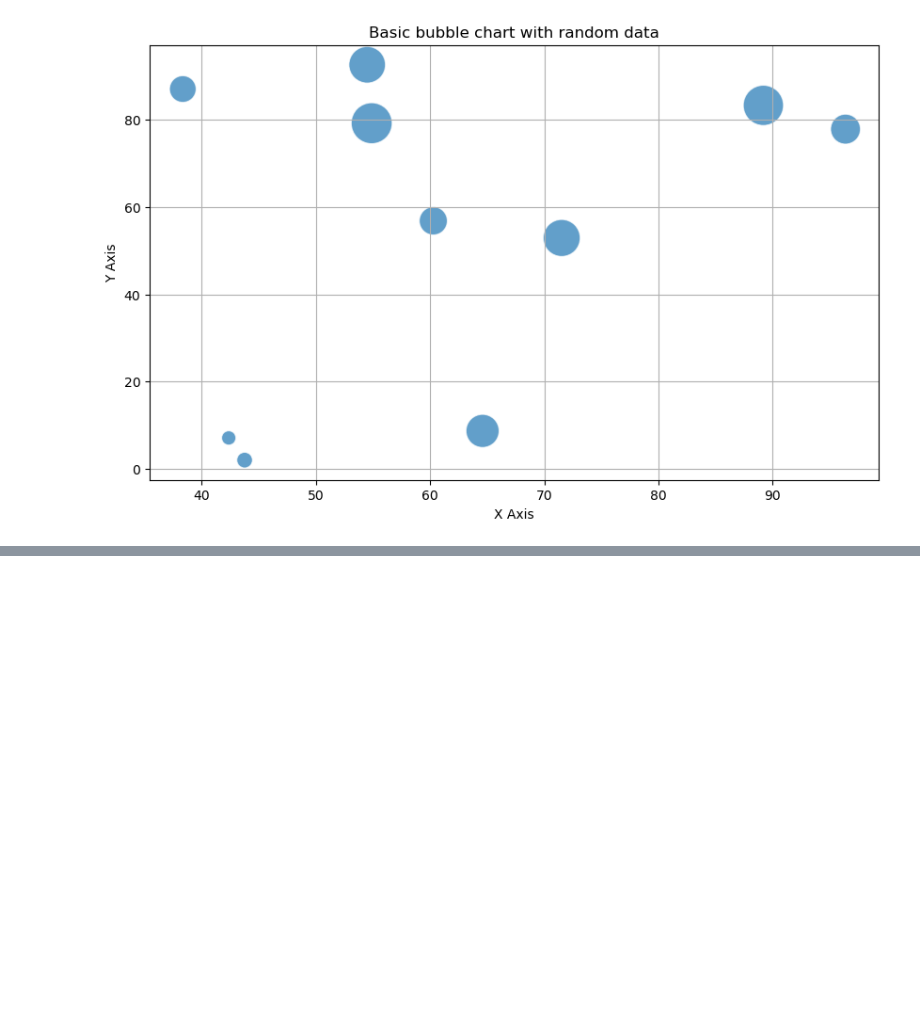
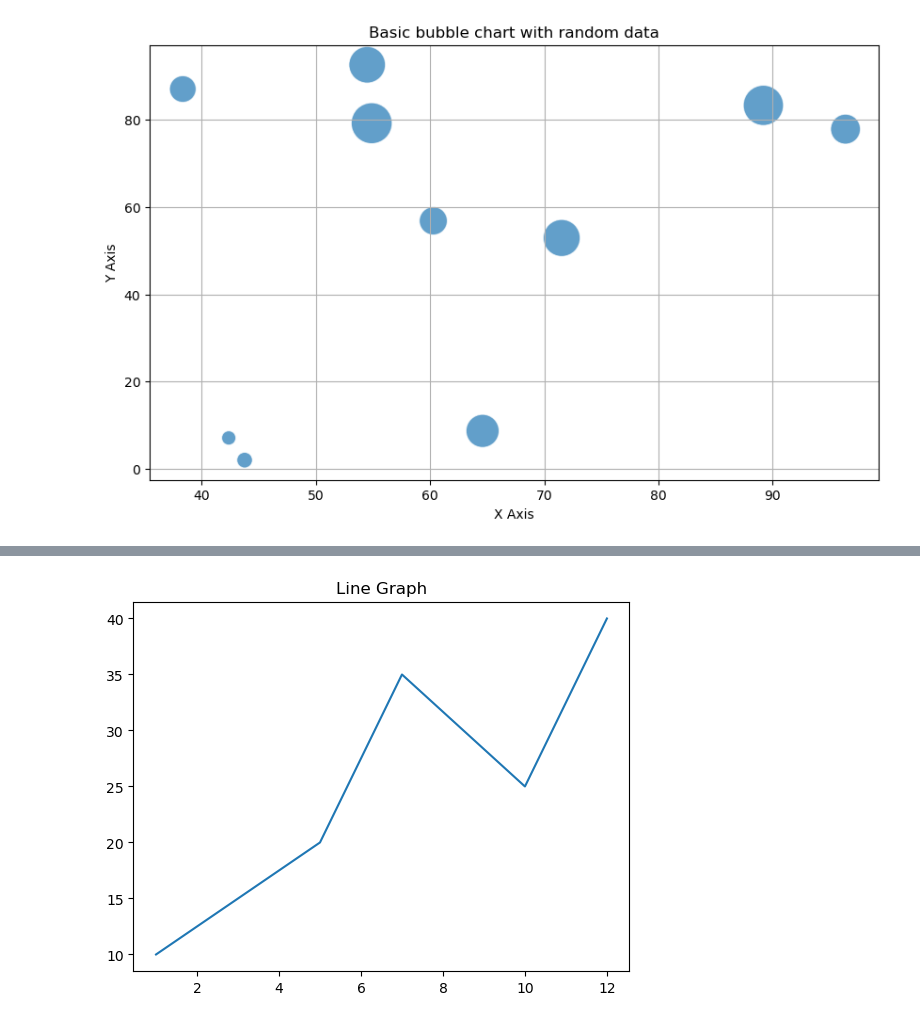
Before and after one commit to Vanshaj14Mohan/Python-College, a Jupyter notebook: num.ipynb, the cells around one changed output, grey strips where cells are left out. Drawn from its saved outputs; the diff is of its cells as text; code cells hidden in the pictures; blank space fills up the shorter version.

```diff
--- a/num.ipynb
+++ b/num.ipynb
@@ -271,0 +302,8 @@ plt.show()
+# %%
+x=[1,5,7,10,12]
+y=[10,20,35,25,40]
+plt.plot(x,y)
+plt.title("Line Graph")
+plt.show()
+# %% [output]
+[figure, added]
```
Also changed, not shown: parts of 9 cells of this notebook, 1 other file.
